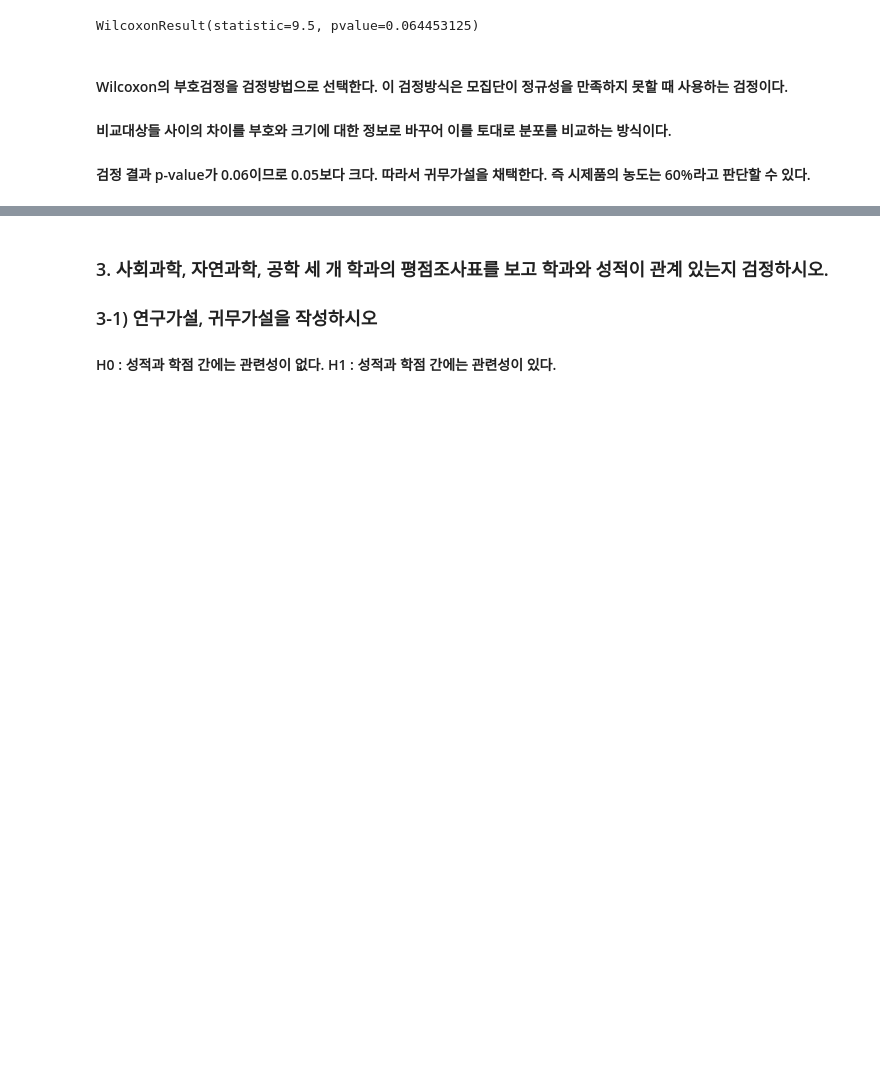
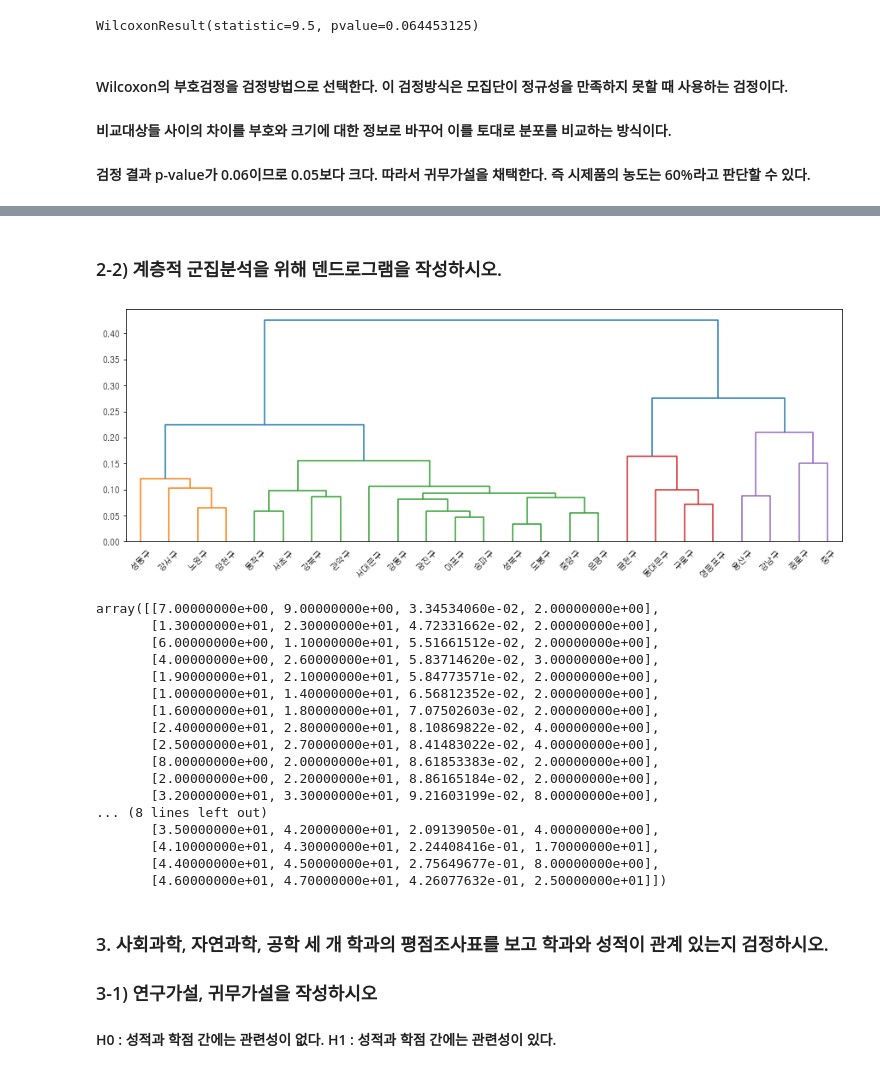
Before and after one commit to blackbutterfly0852/ADP_PRACTICE, a Jupyter notebook: 221124_23회기출.ipynb, the cells around one changed output, grey strips where cells are left out. Saved outputs shown, nothing was run; the diff lists cells and outputs as text; code cells hidden in the pictures; blank space fills up the shorter version.

```diff
--- a/221124_23회기출.ipynb
+++ b/221124_23회기출.ipynb
@@ -376,0 +389,5 @@ WilcoxonResult(statistic=9.5, pvalue=0.064453125)
+# %%
+import pandas as pd
+df = pd.read_csv('data/서울특별시 코로나19.csv')
+covid1 = df.drop(['날짜'], axis = 1)
+covid1
@@ -377,3 +408,62 @@ WilcoxonResult(statistic=9.5, pvalue=0.064453125)
+# %% [markdown]
+### 2-2) 계층적 군집분석을 위해 덴드로그램을 작성하시오.
+# %%
+import statsmodels.api as sm
+from statsmodels.tsa.arima_process import ArmaProcess
+import numpy as np
+
+from matplotlib import font_manager, rc
+
+font_path = "C:/Windows/Fonts/NGULIM.TTF"
+font = font_manager.FontProperties(fname = font_path).get_name()
+rc('font', family = font)
+
+def acf(x, n_lags):
+    return sm.tsa.stattools.acf(x, nlags = n_lags)
+
+# Max ACF lags
+n_lags = 785
+lag_arr = np.repeat(n_lags, covid1.shape[1]) # n_lags 값을 covid.shape[1] 크기 만큼 반복.
+#covid1.transpose().to_numpy() # index은 열 기준 ex) index 0 > 종로구
+acf_list = list(map(acf,covid1.transpose().to_numpy(), lag_arr )) # 열 기준 리스트화
+acf_df = pd.DataFrame(acf_list).transpose()
+acf_df.columns = covid1.columns
+
+# 계층적 군집분석의 입력형태를 맞추기 위해 acf_df를 transpose
+acf_df = acf_df.T
+
+# 덴드로그램
+from scipy.cluster.hierarchy import dendrogram, linkage, fcluster
+from matplotlib import pyplot as plt
+
+plt.figure(figsize = (15,5))
+label = acf_df.index
+dend1 = linkage(acf_df, method = 'average')
+cutoff = 0.5 * max(dend1[:,2]) # 세번째 열은 클래스 사이의 거리 > 최대값의 50%로 설정
+dend_res1 = dendrogram(dend1,
+                    color_threshold = cutoff,
+                    labels = label)
+plt.show()
+dend1
+# %% [output]
+[figure, added]
+array([[7.00000000e+00, 9.00000000e+00, 3.34534060e-02, 2.00000000e+00],
+       [1.30000000e+01, 2.30000000e+01, 4.72331662e-02, 2.00000000e+00],
+       [6.00000000e+00, 1.10000000e+01, 5.51661512e-02, 2.00000000e+00],
+       [4.00000000e+00, 2.60000000e+01, 5.83714620e-02, 3.00000000e+00],
+       [1.90000000e+01, 2.10000000e+01, 5.84773571e-02, 2.00000000e+00],
+       [1.00000000e+01, 1.40000000e+01, 6.56812352e-02, 2.00000000e+00],
+       [1.60000000e+01, 1.80000000e+01, 7.07502603e-02, 2.00000000e+00],
+       [2.40000000e+01, 2.80000000e+01, 8.10869822e-02, 4.00000000e+00],
+       [2.50000000e+01, 2.70000000e+01, 8.41483022e-02, 4.00000000e+00],
+       [8.00000000e+00, 2.00000000e+01, 8.61853383e-02, 2.00000000e+00],
+       [2.00000000e+00, 2.20000000e+01, 8.86165184e-02, 2.00000000e+00],
+       [3.20000000e+01, 3.30000000e+01, 9.21603199e-02, 8.00000000e+00],
+... (8 lines left out)
+       [3.50000000e+01, 4.20000000e+01, 2.09139050e-01, 4.00000000e+00],
+       [4.10000000e+01, 4.30000000e+01, 2.24408416e-01, 1.70000000e+01],
+       [4.40000000e+01, 4.50000000e+01, 2.75649677e-01, 8.00000000e+00],
+       [4.60000000e+01, 4.70000000e+01, 4.26077632e-01, 2.50000000e+01]])
 # %% [markdown]
 ### 3. 사회과학, 자연과학, 공학 세 개 학과의 평점조사표를 보고 학과와 성적이 관계 있는지 검정하시오.
 ### 3-1) 연구가설, 귀무가설을 작성하시오
```
Also changed, not shown: parts of 11 cells of this notebook.
